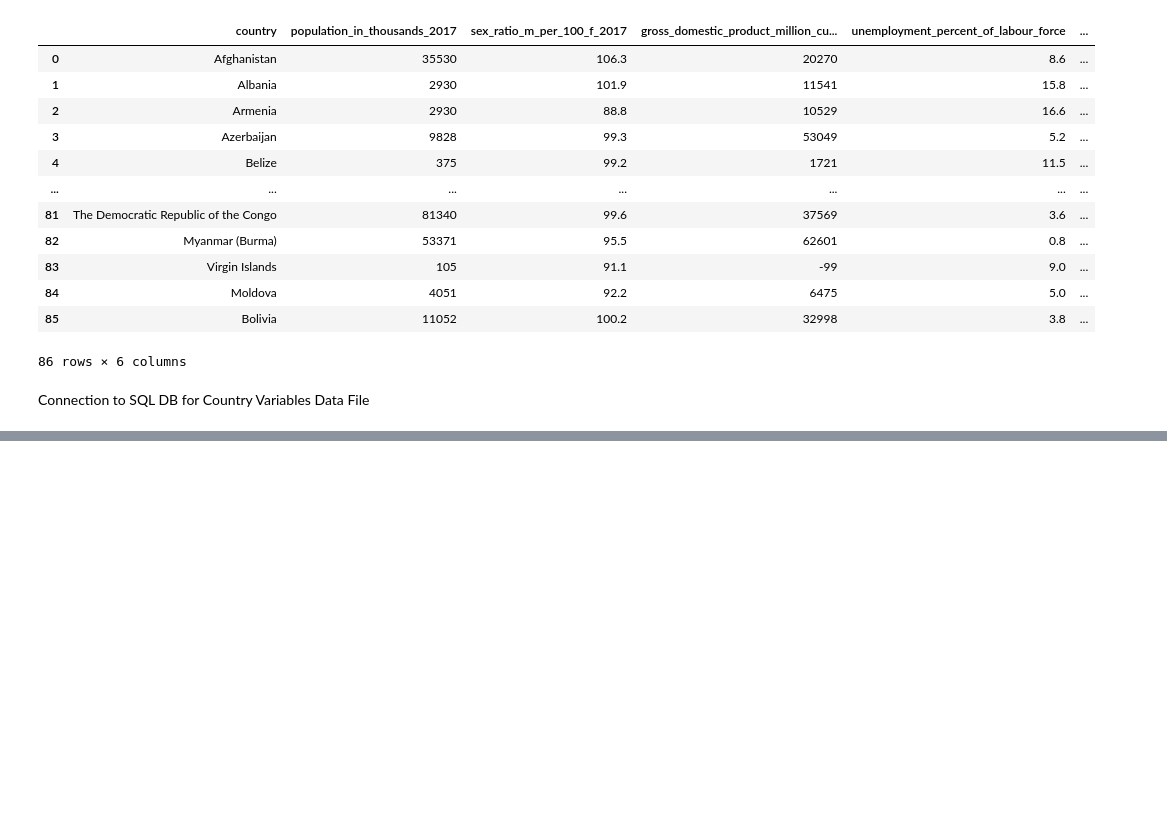
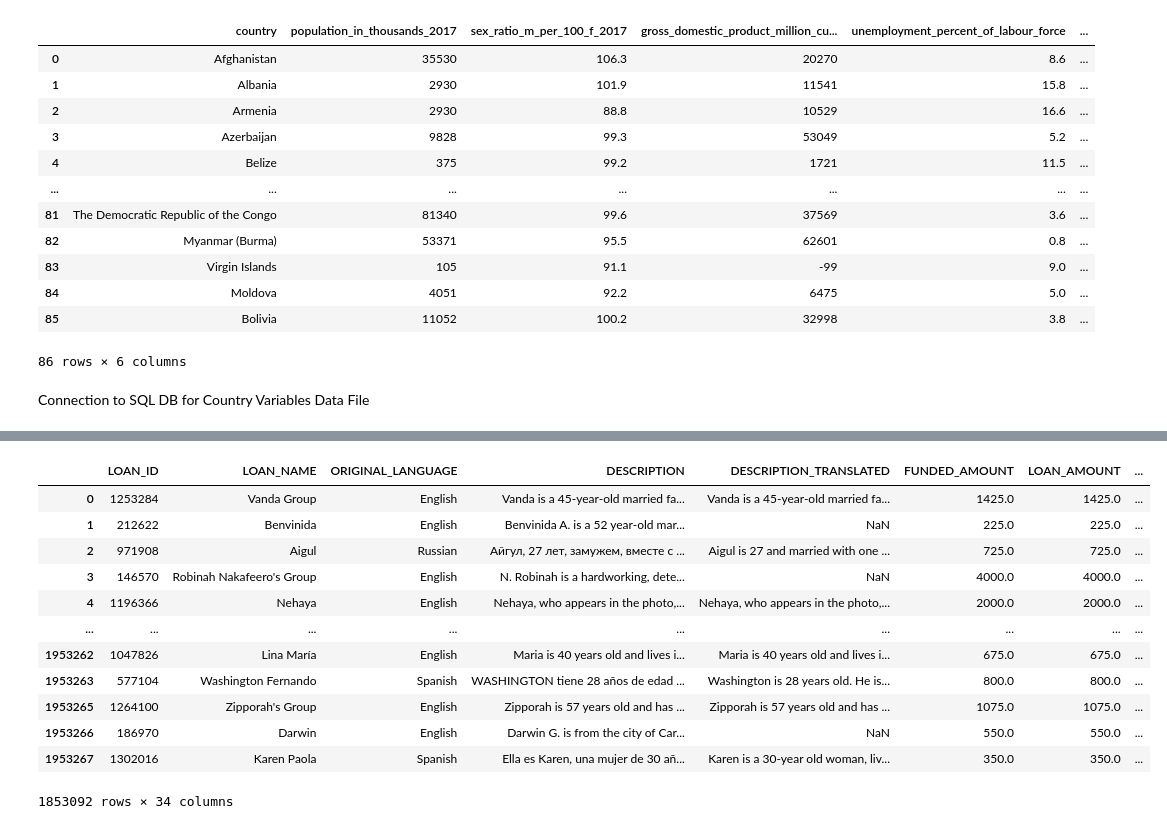
Before and after one commit to emmysobieski/TeamPySpark, a Jupyter notebook: Dashboard_Data_Exploration.ipynb, the cells around one changed output, grey strips where cells are left out. Cells and saved outputs as stored; diff of their text form; code cells hidden in the pictures; blank space fills up the shorter version.

```diff
--- a/Dashboard_Data_Exploration.ipynb
+++ b/Dashboard_Data_Exploration.ipynb
@@ -112,0 +165,4 @@ Connection to SQL DB for Country Variables Data File
+# %%
+# Remove bad data from original dataframe using the same index, that way clean elapsed_time_df will have same number of rows
+# to be merged back into dataframe
+clean_loans_df = loans_df[elapsed_time_df > pd.to_timedelta(0)]
@@ -112,0 +196,18 @@ Connection to SQL DB for Country Variables Data File
+# %%
+# Make a working copy of the loans_df dataframe
+working_loans_df = clean_loans_df.copy()
+working_loans_df
+# %% [output]
+|  | LOAN_ID | LOAN_NAME | ORIGINAL_LANGUAGE | DESCRIPTION | DESCRIPTION_TRANSLATED | FUNDED_AMOUNT | LOAN_AMOUNT | ... |
+| 0 | 1253284 | Vanda Group | English | Vanda is a 45-year-old married fa... | Vanda is a 45-year-old married fa... | 1425.0 | 1425.0 | ... |
+| 1 | 212622 | Benvinida | English | Benvinida A. is a 52 year-old mar... | NaN | 225.0 | 225.0 | ... |
+| 2 | 971908 | Aigul | Russian | Айгул, 27 лет, замужем, вместе с ... | Aigul is 27 and married with one ... | 725.0 | 725.0 | ... |
+| 3 | 146570 | Robinah Nakafeero's Group | English | N. Robinah is a hardworking, dete... | NaN | 4000.0 | 4000.0 | ... |
+| 4 | 1196366 | Nehaya | English | Nehaya, who appears in the photo,... | Nehaya, who appears in the photo,... | 2000.0 | 2000.0 | ... |
+| ... | ... | ... | ... | ... | ... | ... | ... | ... |
+| 1953262 | 1047826 | Lina María | English | Maria is 40 years old and lives i... | Maria is 40 years old and lives i... | 675.0 | 675.0 | ... |
+| 1953263 | 577104 | Washington Fernando | Spanish | WASHINGTON tiene 28 años de edad ... | Washington is 28 years old. He is... | 800.0 | 800.0 | ... |
+| 1953265 | 1264100 | Zipporah's Group | English | Zipporah is 57 years old and has ... | Zipporah is 57 years old and has ... | 1075.0 | 1075.0 | ... |
+| 1953266 | 186970 | Darwin | English | Darwin G. is from the city of Car... | NaN | 550.0 | 550.0 | ... |
+| 1953267 | 1302016 | Karen Paola | Spanish | Ella es Karen, una mujer de 30 añ... | Karen is a 30-year old woman, liv... | 350.0 | 350.0 | ... |
+1853092 rows × 34 columns
```
Also changed, not shown: parts of 19 cells of this notebook, 1 other file.
